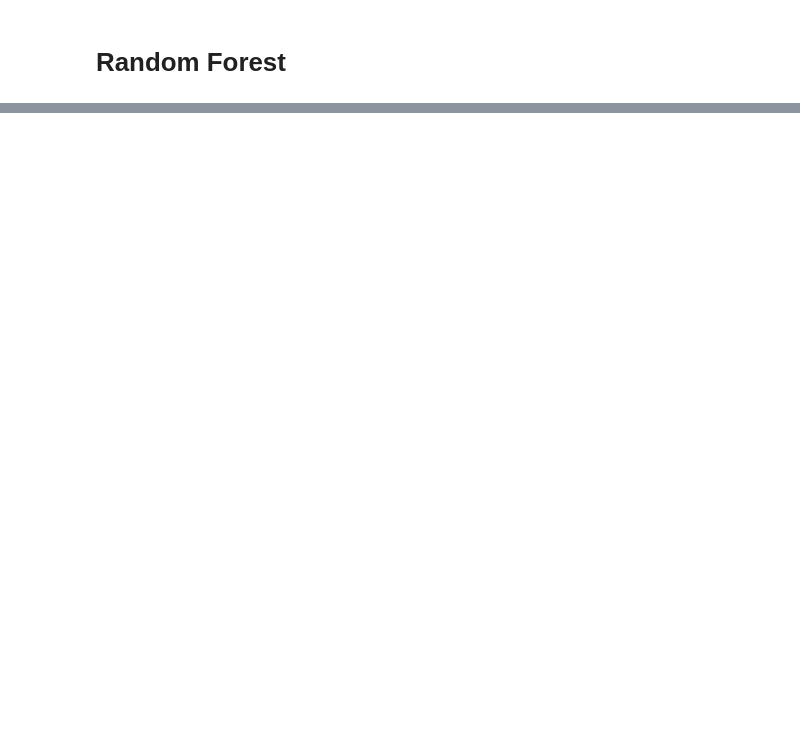
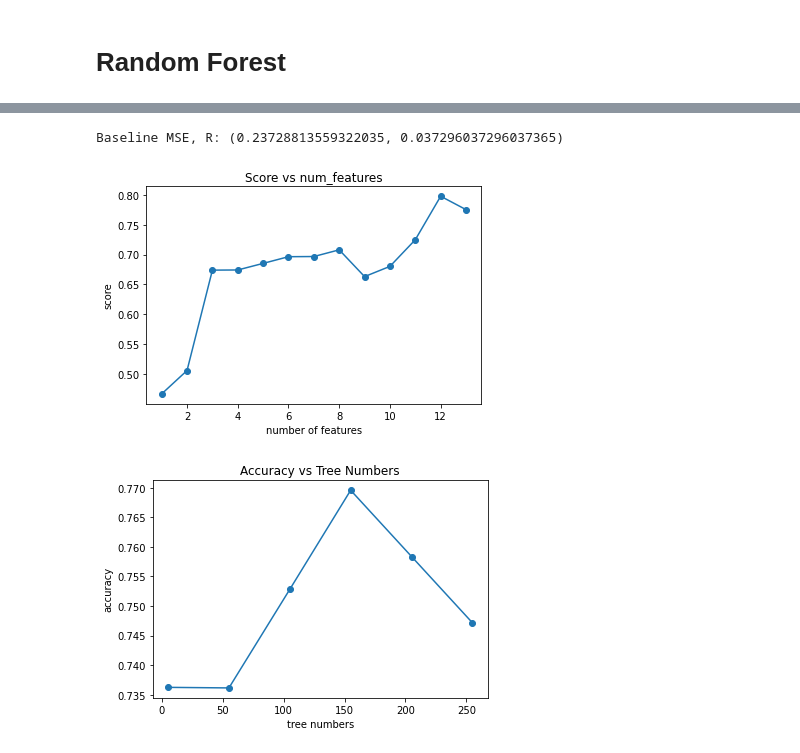
Before and after one commit to ianliu1997/E276-Final, a Jupyter notebook: E276_Final_Project.ipynb, the cells around one changed output, grey strips where cells are left out. Drawn from its saved outputs; the diff is of its cells as text; code cells hidden in the pictures; blank space fills up the shorter version.

```diff
--- a/E276_Final_Project.ipynb
+++ b/E276_Final_Project.ipynb
@@ -167,0 +150,80 @@ MSE, R: (0.15254237288135594, 0.38111888111888115)
+# %%
+# import random forest model
+from sklearn.ensemble import RandomForestClassifier
+from sklearn.metrics import r2_score, mean_squared_error
+from sklearn.model_selection import cross_val_score
+
+np.random.seed(123)
+
+#Baseline model
+# Fit the Random Forest model (can modify n_estimators to see the effect)
+random_forest_model = RandomForestClassifier(n_estimators=100, random_state=123)
+random_forest_model.fit(Xtrain, ytrain)
+
+# make prediction on validation dataset
+rf_pred = random_forest_model.predict(Xval)
+
+# Test the performance
+MSE = mean_squared_error(yval, rf_pred)
+R = r2_score(yval, rf_pred)
+
+print(f'Baseline MSE, R: {MSE, R}')
+
+
+##### Find the optimal number of features
+## can be improved (find all features combinations)
+## can use feature selection
+feature_scores = random_forest_model.feature_importances_
+feature_list = list(zip(features, feature_scores))
+feature_list_sort = sorted(feature_list, key=lambda x: x[1], reverse=True) # sort based on the most important to the least important
+
+score = []
+num_feature = []
+for i in range(1, len(features)):
+    num_feature.append(i)
+    clf = RandomForestClassifier(n_estimators=100, random_state=42)
+    scores = cross_val_score(clf, Xtrain[:,:i], ytrain, cv=3, scoring='accuracy')
+    score.append(scores.mean())
+
+plt.plot(num_feature, score, marker='o')
+plt.title('Score vs num_features')
+plt.xlabel('number of features')
+plt.ylabel('score')
+plt.show()
+
+optimal_num_feature = 12
+
+##### Find optimal numbers of trees
+tree_range = range(5,300,50)
+acc =[]
+
+for num in tree_range:
+    clf = RandomForestClassifier(n_estimators=num, random_state=123)
+    scores = cross_val_score(clf, Xtrain[:, :optimal_num_feature], ytrain, cv=3) # provide 3 scores since it's 3-fold   #not done yet need to fix the Xtrain with optimal num of features
+    acc.append(scores.mean())
+
+plt.plot(tree_range, acc, marker='o')
+plt.title('Accuracy vs Tree Numbers')
+plt.xlabel('tree numbers')
+plt.ylabel('accuracy')
+plt.show()
+
+optimal_num_tree = 150
+
+
+##### Train an optimal random forest
+random_forest_model_op = RandomForestClassifier(n_estimators=150, random_state=123)
+random_forest_model_op.fit(Xtrain[:, :optimal_num_feature], ytrain)
+
+# make prediction on validation dataset
+rf_pred_op = random_forest_model_op.predict(Xval[:, :optimal_num_feature])
+
+# Test the performance
+MSE_op = mean_squared_error(yval, rf_pred_op)
+R_op = r2_score(yval, rf_pred_op)
+
+print(f'Baseline MSE, R: {MSE_op, R_op}')
+# %% [output]
+Baseline MSE, R: (0.23728813559322035, 0.037296037296037365)
+[figure, added]
+[figure, added]
```
Also changed, not shown: parts of 4 cells of this notebook.
